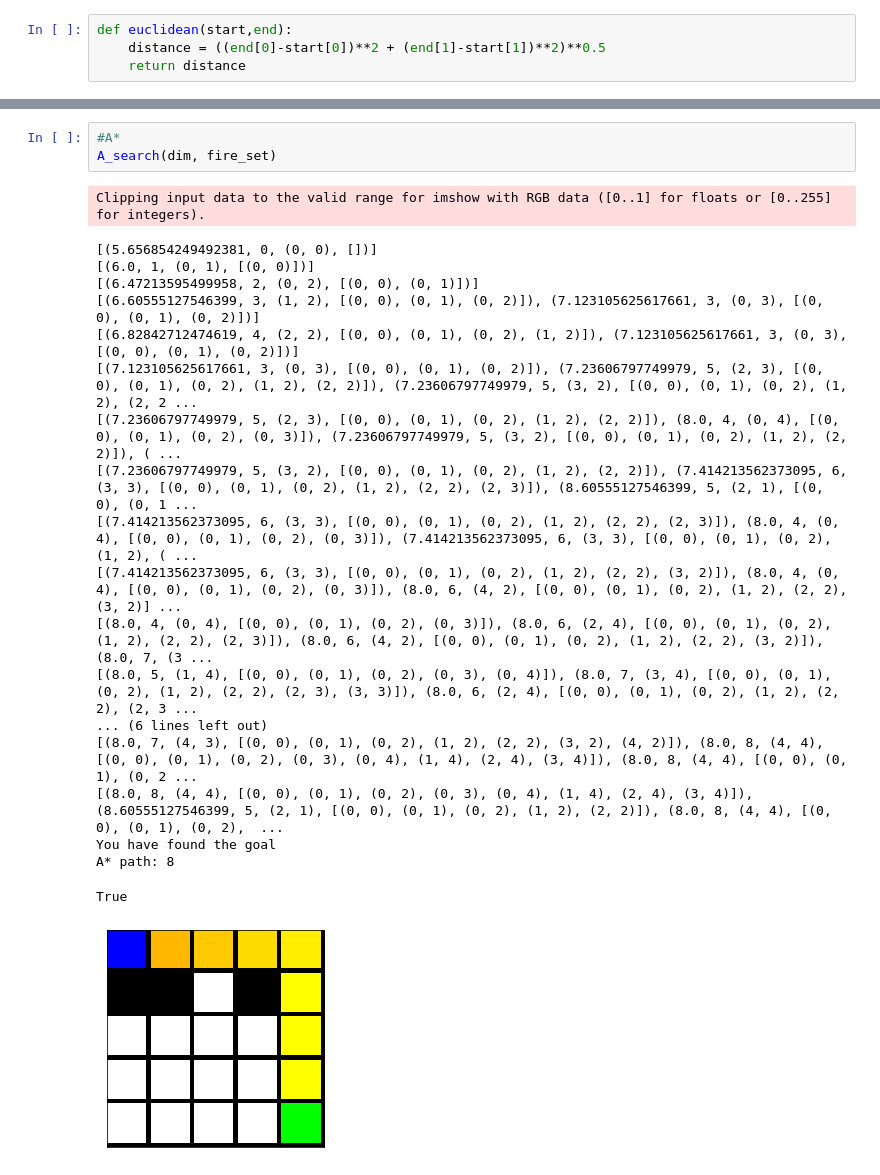
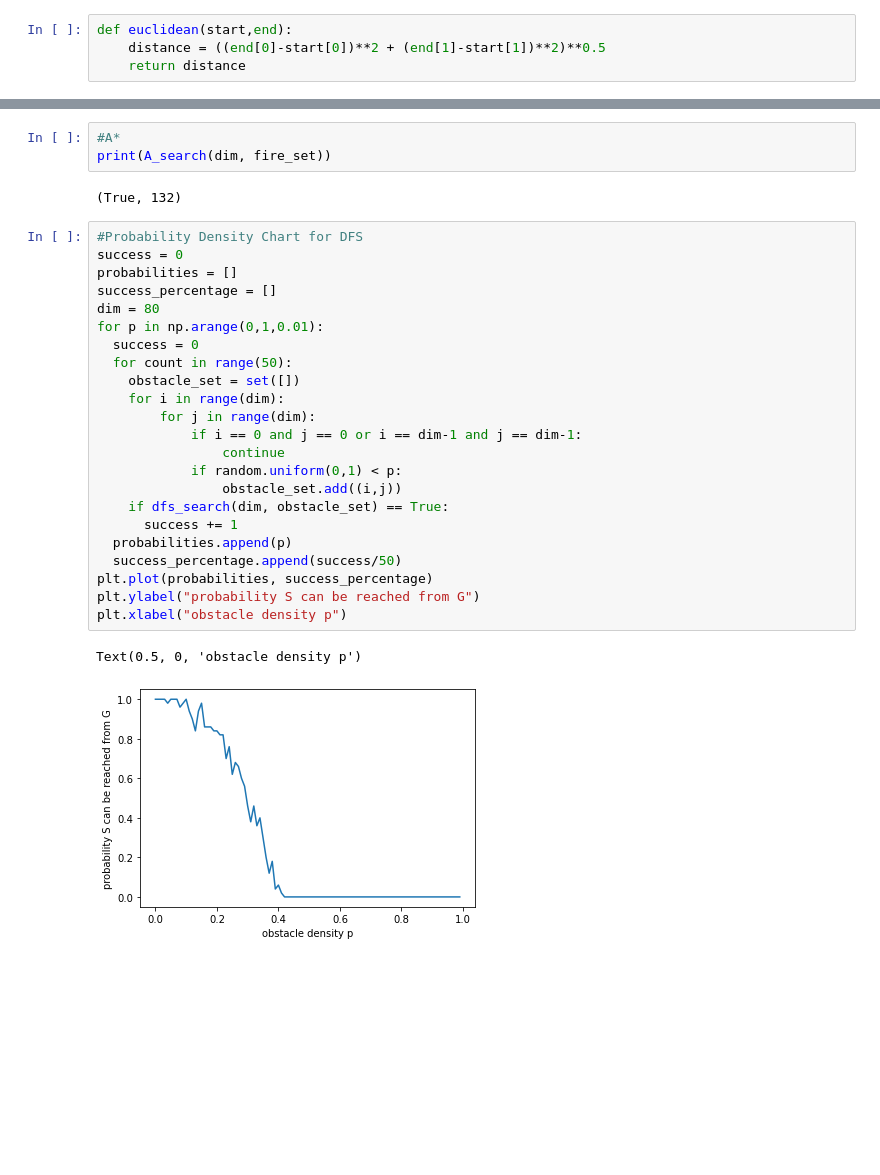
Before and after one commit to samuel-zahner/Intro-to-AI, a Jupyter notebook: FireMaze.ipynb, the cells around one changed output, grey strips where cells are left out. Saved outputs shown, nothing was run; the diff lists cells and outputs as text; blank space fills up the shorter version.

```diff
--- a/FireMaze.ipynb
+++ b/FireMaze.ipynb
@@ -293,24 +286,31 @@ True
 # %%
 #A*
-A_search(dim, fire_set)
+print(A_search(dim, fire_set))
 # %% [output]
-Clipping input data to the valid range for imshow with RGB data ([0..1] for floats or [0..255] for integers).
+(True, 132)
-[(5.656854249492381, 0, (0, 0), [])]
-[(6.0, 1, (0, 1), [(0, 0)])]
-[(6.47213595499958, 2, (0, 2), [(0, 0), (0, 1)])]
-[(6.60555127546399, 3, (1, 2), [(0, 0), (0, 1), (0, 2)]), (7.123105625617661, 3, (0, 3), [(0, 0), (0, 1), (0, 2)])]
-[(6.82842712474619, 4, (2, 2), [(0, 0), (0, 1), (0, 2), (1, 2)]), (7.123105625617661, 3, (0, 3), [(0, 0), (0, 1), (0, 2)])]
-[(7.123105625617661, 3, (0, 3), [(0, 0), (0, 1), (0, 2)]), (7.23606797749979, 5, (2, 3), [(0, 0), (0, 1), (0, 2), (1, 2), (2, 2)]), (7.23606797749979, 5, (3, 2), [(0, 0), (0, 1), (0, 2), (1, 2), (2, 2 ...
-[(7.23606797749979, 5, (2, 3), [(0, 0), (0, 1), (0, 2), (1, 2), (2, 2)]), (8.0, 4, (0, 4), [(0, 0), (0, 1), (0, 2), (0, 3)]), (7.23606797749979, 5, (3, 2), [(0, 0), (0, 1), (0, 2), (1, 2), (2, 2)]), ( ...
-[(7.23606797749979, 5, (3, 2), [(0, 0), (0, 1), (0, 2), (1, 2), (2, 2)]), (7.414213562373095, 6, (3, 3), [(0, 0), (0, 1), (0, 2), (1, 2), (2, 2), (2, 3)]), (8.60555127546399, 5, (2, 1), [(0, 0), (0, 1 ...
-[(7.414213562373095, 6, (3, 3), [(0, 0), (0, 1), (0, 2), (1, 2), (2, 2), (2, 3)]), (8.0, 4, (0, 4), [(0, 0), (0, 1), (0, 2), (0, 3)]), (7.414213562373095, 6, (3, 3), [(0, 0), (0, 1), (0, 2), (1, 2), ( ...
-[(7.414213562373095, 6, (3, 3), [(0, 0), (0, 1), (0, 2), (1, 2), (2, 2), (3, 2)]), (8.0, 4, (0, 4), [(0, 0), (0, 1), (0, 2), (0, 3)]), (8.0, 6, (4, 2), [(0, 0), (0, 1), (0, 2), (1, 2), (2, 2), (3, 2)] ...
-[(8.0, 4, (0, 4), [(0, 0), (0, 1), (0, 2), (0, 3)]), (8.0, 6, (2, 4), [(0, 0), (0, 1), (0, 2), (1, 2), (2, 2), (2, 3)]), (8.0, 6, (4, 2), [(0, 0), (0, 1), (0, 2), (1, 2), (2, 2), (3, 2)]), (8.0, 7, (3 ...
-[(8.0, 5, (1, 4), [(0, 0), (0, 1), (0, 2), (0, 3), (0, 4)]), (8.0, 7, (3, 4), [(0, 0), (0, 1), (0, 2), (1, 2), (2, 2), (2, 3), (3, 3)]), (8.0, 6, (2, 4), [(0, 0), (0, 1), (0, 2), (1, 2), (2, 2), (2, 3 ...
-... (6 lines left out)
-[(8.0, 7, (4, 3), [(0, 0), (0, 1), (0, 2), (1, 2), (2, 2), (3, 2), (4, 2)]), (8.0, 8, (4, 4), [(0, 0), (0, 1), (0, 2), (0, 3), (0, 4), (1, 4), (2, 4), (3, 4)]), (8.0, 8, (4, 4), [(0, 0), (0, 1), (0, 2 ...
-[(8.0, 8, (4, 4), [(0, 0), (0, 1), (0, 2), (0, 3), (0, 4), (1, 4), (2, 4), (3, 4)]), (8.60555127546399, 5, (2, 1), [(0, 0), (0, 1), (0, 2), (1, 2), (2, 2)]), (8.0, 8, (4, 4), [(0, 0), (0, 1), (0, 2),  ...
-You have found the goal
-A* path: 8
-True
-[figure, removed]
+# %%
+#Probability Density Chart for DFS
+success = 0
+probabilities = []
+success_percentage = []
+dim = 80
+for p in np.arange(0,1,0.01):
+  success = 0
+  for count in range(50):
+    obstacle_set = set([])
+    for i in range(dim):
+        for j in range(dim):
+            if i == 0 and j == 0 or i == dim-1 and j == dim-1:
+                continue
+            if random.uniform(0,1) < p:
+                obstacle_set.add((i,j))
+    if dfs_search(dim, obstacle_set) == True:
+      success += 1
+  probabilities.append(p)
+  success_percentage.append(success/50)
+plt.plot(probabilities, success_percentage)
+plt.ylabel("probability S can be reached from G")
+plt.xlabel("obstacle density p")
+# %% [output]
+Text(0.5, 0, 'obstacle density p')
+[figure, added]
```
Also changed, not shown: parts of 15 cells of this notebook.
